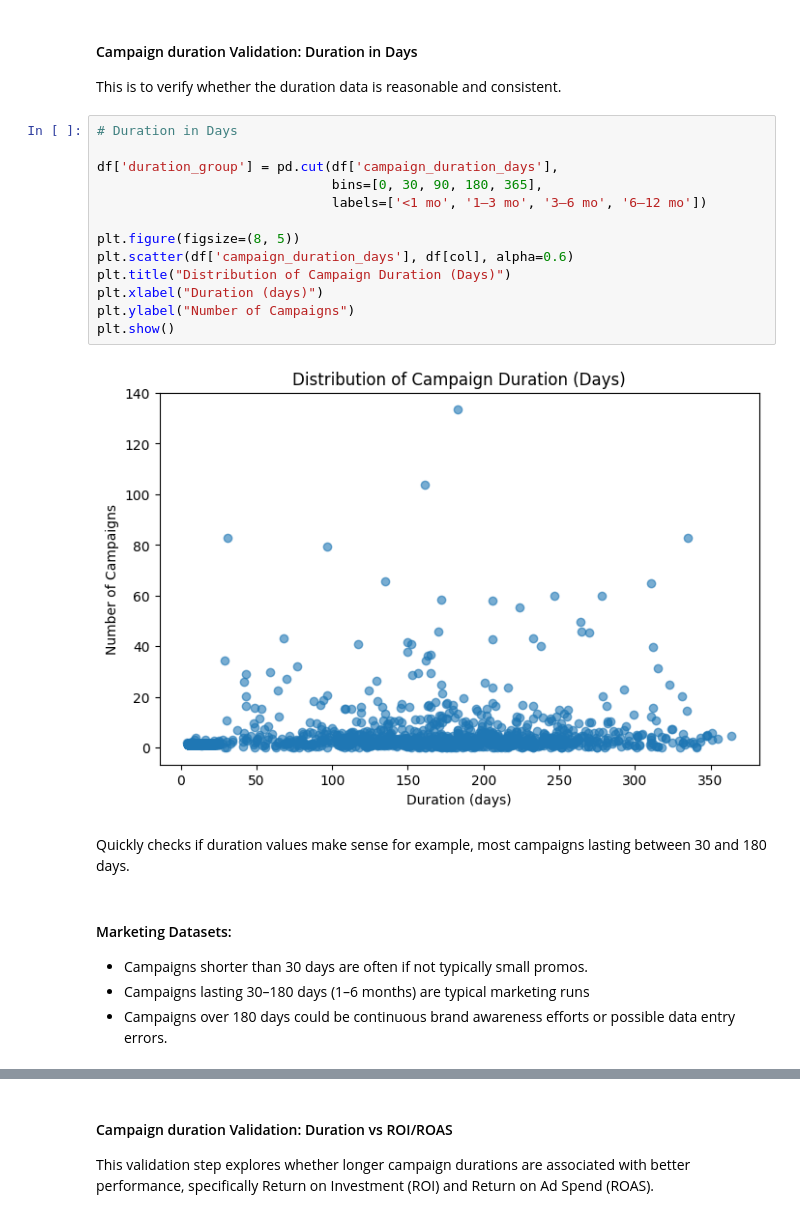
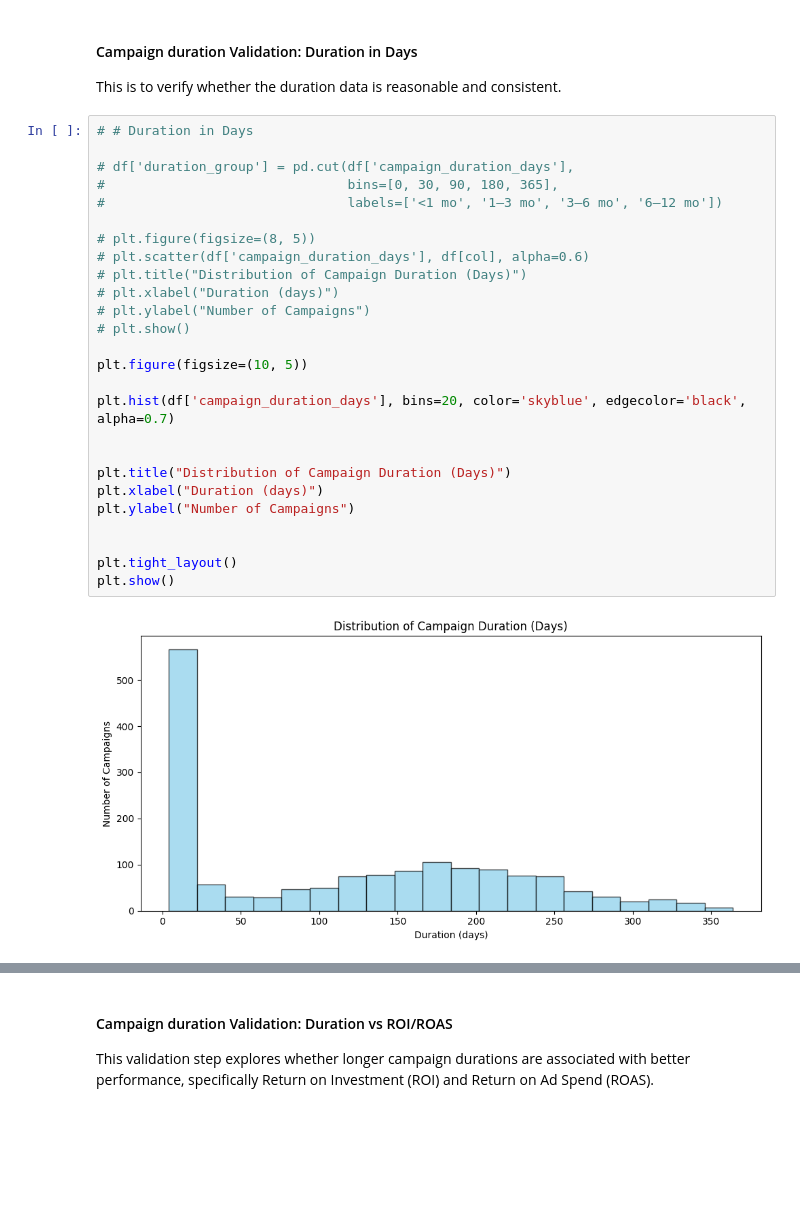
Before and after one commit to Playful-Cloud/Marketing_Campaign_Analysis_and_Optimization, a Jupyter notebook: notebooks/04_feature_engineering.ipynb, the cells around one changed output, grey strips where cells are left out. Cells and saved outputs as stored; diff of their text form; blank space fills up the shorter version.

Commit message:
made updates with readme & notebook 4 - changeing some charts and some comments i made

```diff
--- a/notebooks/04_feature_engineering.ipynb
+++ b/notebooks/04_feature_engineering.ipynb
@@ -605,26 +608,31 @@ plt.show()
 
 This is to verify whether the duration data is reasonable and consistent.
 # %%
-# Duration in Days
+# # Duration in Days
 
-df['duration_group'] = pd.cut(df['campaign_duration_days'],
-                              bins=[0, 30, 90, 180, 365],
-                              labels=['<1 mo', '1–3 mo', '3–6 mo', '6–12 mo'])
+# df['duration_group'] = pd.cut(df['campaign_duration_days'],
+#                               bins=[0, 30, 90, 180, 365],
+#                               labels=['<1 mo', '1–3 mo', '3–6 mo', '6–12 mo'])
 
-plt.figure(figsize=(8, 5))
-plt.scatter(df['campaign_duration_days'], df[col], alpha=0.6)
+# plt.figure(figsize=(8, 5))
+# plt.scatter(df['campaign_duration_days'], df[col], alpha=0.6)
+# plt.title("Distribution of Campaign Duration (Days)")
+# plt.xlabel("Duration (days)")
+# plt.ylabel("Number of Campaigns")
+# plt.show()
+
+plt.figure(figsize=(10, 5))
+
+plt.hist(df['campaign_duration_days'], bins=20, color='skyblue', edgecolor='black', alpha=0.7)
+
+
 plt.title("Distribution of Campaign Duration (Days)")
 plt.xlabel("Duration (days)")
 plt.ylabel("Number of Campaigns")
+
+
+plt.tight_layout()
 plt.show()
 # %% [output]
-[figure, old version]
+[figure, new version]
-# %% [markdown]
-Quickly checks if duration values make sense for example, most campaigns lasting between 30 and 180 days.
-# %% [markdown]
-#### Marketing Datasets:
-
-- Campaigns shorter than 30 days are often if not typically small promos.
-- Campaigns lasting 30–180 days (1–6 months) are typical marketing runs
-- Campaigns over 180 days could be continuous brand awareness efforts or possible data entry errors.
 # %% [markdown]
```
Also changed, not shown: parts of 31 cells of this notebook, 1 other file.
